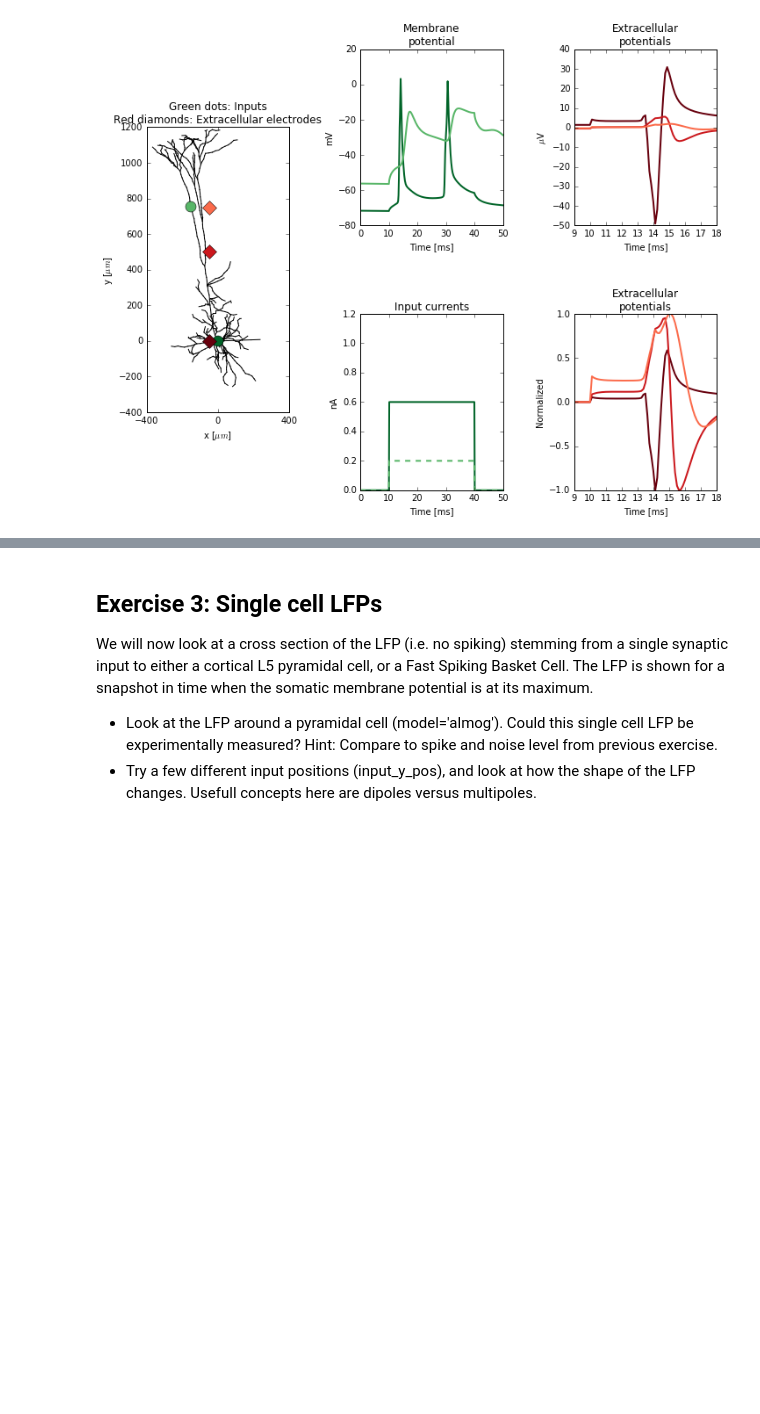
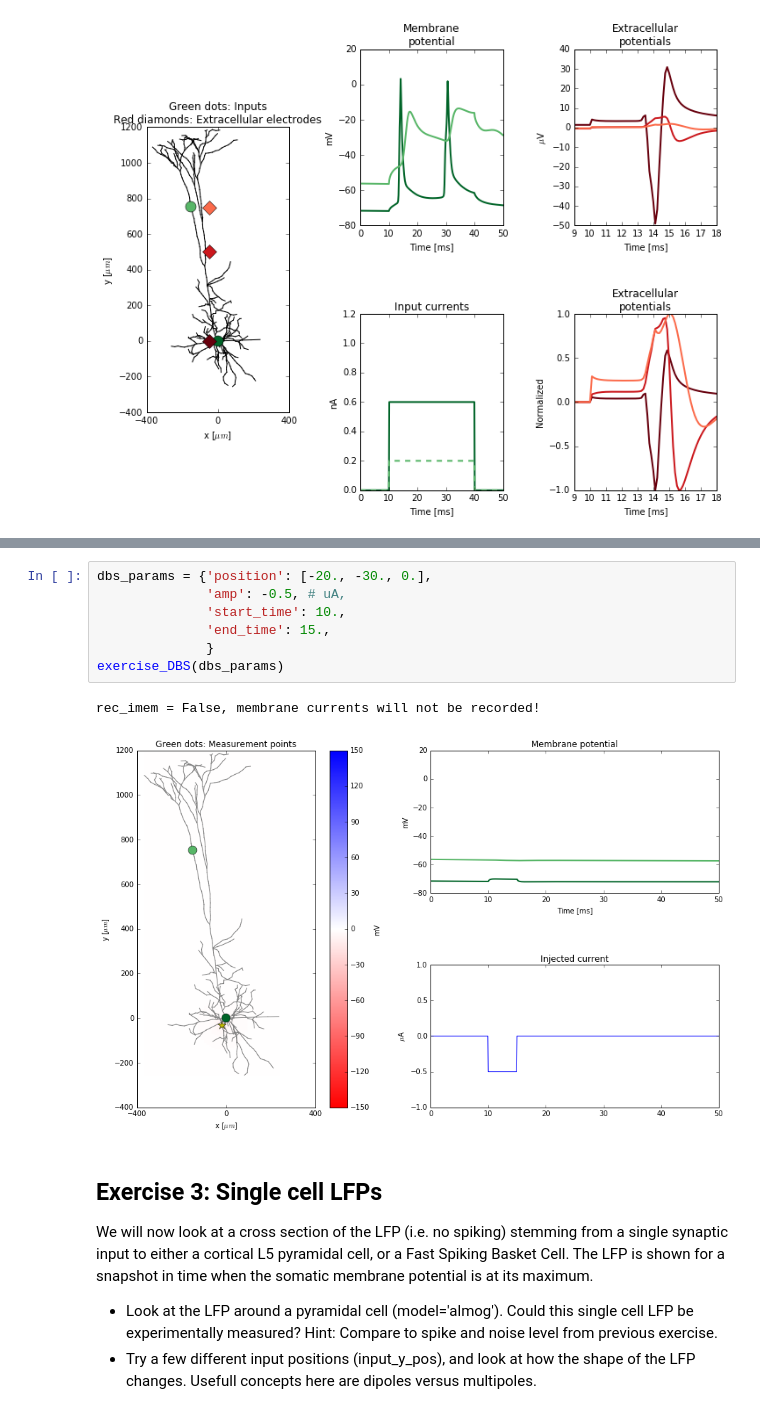
Before and after one commit to torbjone/my_binder_test, a Jupyter notebook: index.ipynb, the cells around one changed output, grey strips where cells are left out. Drawn from its saved outputs; the diff is of its cells as text; blank space fills up the shorter version.

```diff
--- a/index.ipynb
+++ b/index.ipynb
@@ -98,3 +104,13 @@ exercise2(soma_clamp_params, apic_clamp_params, electrode_parameters, noise_leve
+# %%
+dbs_params = {'position': [-20., -30., 0.],
+              'amp': -0.5, # uA,
+              'start_time': 10.,
+              'end_time': 15.,
+              }
+exercise_DBS(dbs_params)
+# %% [output]
+rec_imem = False, membrane currents will not be recorded!
+[figure, added]
 # %% [markdown]
 ## Exercise 3: Single cell LFPs
 We will now look at a cross section of the LFP (i.e. no spiking) stemming from a single synaptic input to either a cortical L5 pyramidal cell, or a Fast Spiking Basket Cell. The LFP is shown for a snapshot in time when the somatic membrane potential is at its maximum.
```
Also changed, not shown: parts of 2 cells of this notebook, 1 other file.
